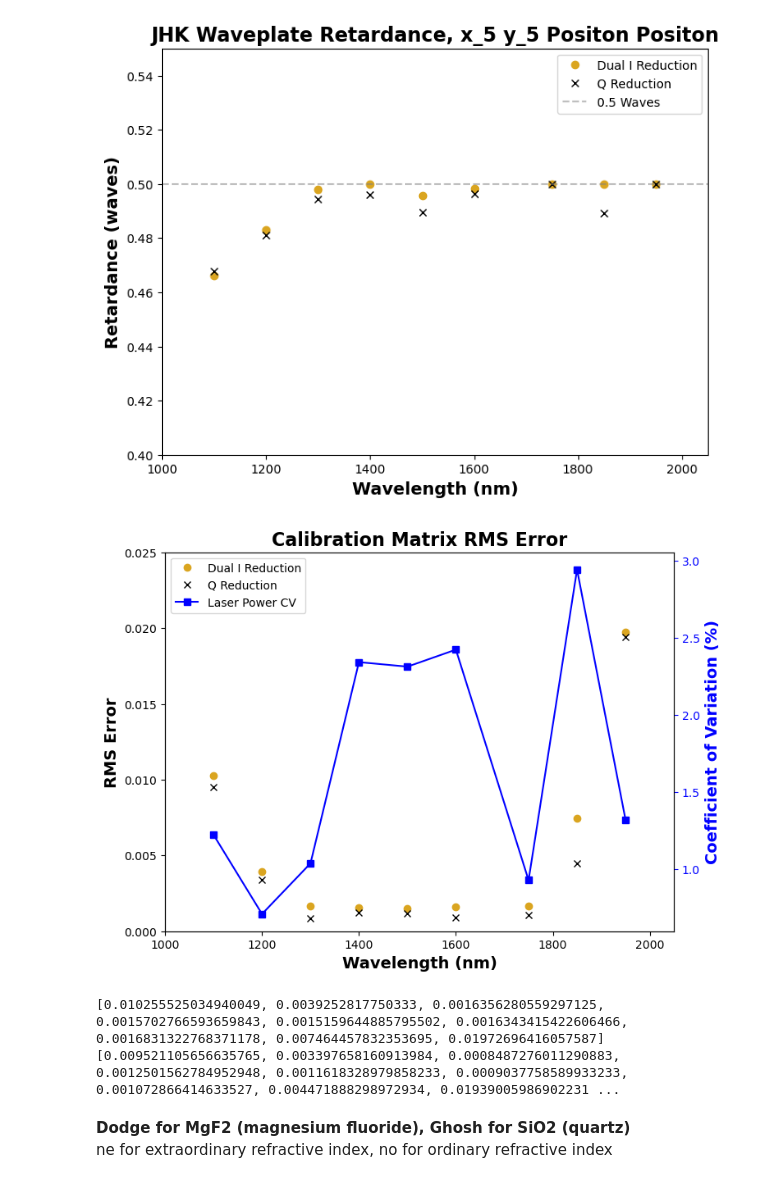
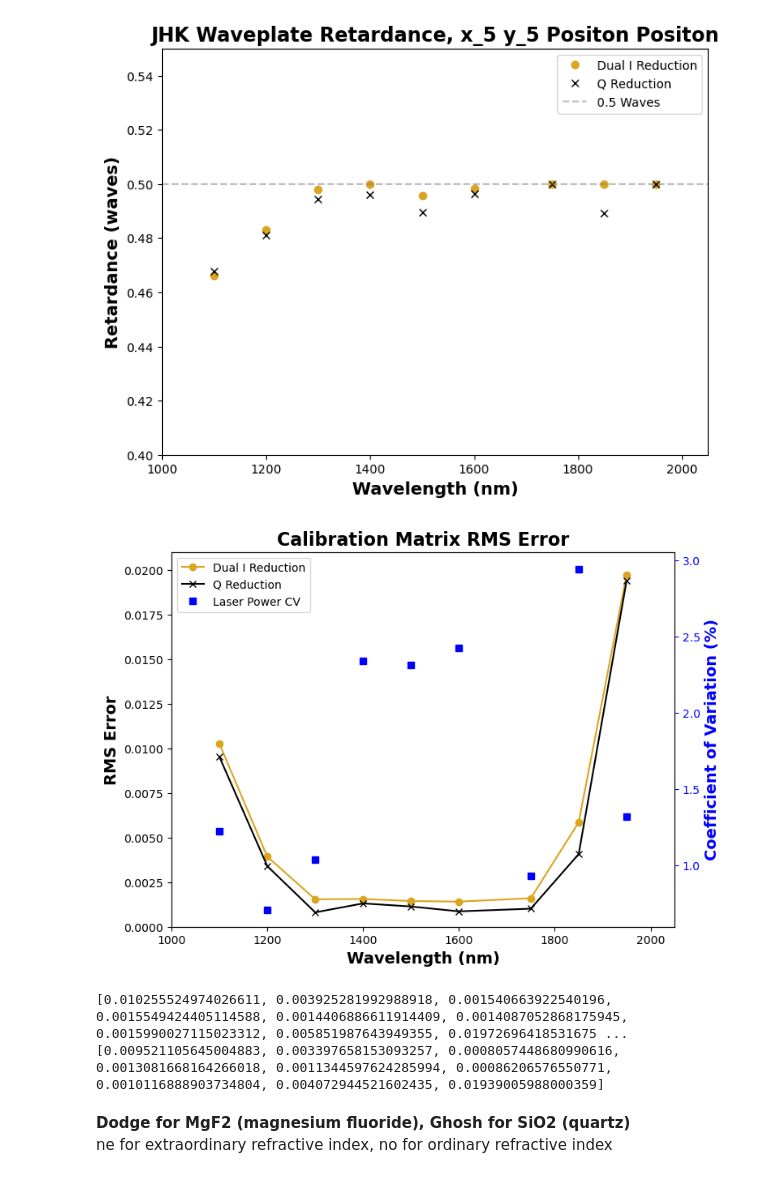
Before and after one commit to wcmelby/wcmelby-HWP_Characterizations, a Jupyter notebook: SuperK_Select_Data/JHK_Plate/JHK_SuperK_Analysis.ipynb, the cells around one changed output. Saved outputs shown, nothing was run; the diff lists cells and outputs as text; code cells hidden in the pictures.

```diff
--- a/SuperK_Select_Data/JHK_Plate/JHK_SuperK_Analysis.ipynb
+++ b/SuperK_Select_Data/JHK_Plate/JHK_SuperK_Analysis.ipynb
@@ -202,14 +185,22 @@ def multi_analysis(wavelengths, cal_results, sample_results, method):
     Parameters
     ----------
     wavelengths : list of input wavelengths, like [1400, 1500, 1600]
-    cal_results : dictionary with calibration data
-    sample_results : dictionary with sample data
+    cal_results : dictionary with calibration data or path to a JSON file
+    sample_results : dictionary with sample data or path to a JSON file
     method : string, 'I' or 'q'. Specifies which method to use for data reduction.
 
     Returns
     -------
     polarimetry_results : A dictionary with the results for each wavelength.
     """
+    # Load JSON data if file paths are provided
+    if isinstance(cal_results, str):
+        with open(cal_results, 'r') as f:
+            cal_results = json.load(f)
+
+    if isinstance(sample_results, str):
+        with open(sample_results, 'r') as f:
+            sample_results = json.load(f)
 
     # Dictionary to store results for each wavelength
     polarimetry_results = {}
@@ -217,13 +208,20 @@ def multi_analysis(wavelengths, cal_results, sample_results, method):
     # Loop over the wavelengths
     for wl in wavelengths:
         # Retrieve extracted data (ensure it has been stored in the `results` dictionary as discussed earlier)
-        Cal_theta = cal_results.get(f'Cal_theta{wl}', np.array([]))
-        Cal_Il = cal_results.get(f'Cal_Il_{wl}', np.array([]))
-        Cal_Ir = cal_results.get(f'Cal_Ir_{wl}', np.array([]))
+        # Cal_theta = cal_results.get(f'Cal_theta{wl}', np.array([]))
+        # Cal_Il = cal_results.get(f'Cal_Il_{wl}', np.array([]))
+        # Cal_Ir = cal_results.get(f'Cal_Ir_{wl}', np.array([]))
 
-        theta = sample_results.get(f'theta{wl}', np.array([]))
-        Il = sample_results.get(f'Il_{wl}', np.array([]))
-        Ir = sample_results.get(f'Ir_{wl}', np.array([]))
+        # theta = sample_results.get(f'theta{wl}', np.array([]))
+        # Il = sample_results.get(f'Il_{wl}', np.array([]))
+        # Ir = sample_results.get(f'Ir_{wl}', np.array([]))
+        Cal_theta = np.array(cal_results.get(f'Cal_theta{wl}', []))
+        Cal_Il = np.array(cal_results.get(f'Cal_Il_{wl}', []))
+        Cal_Ir = np.array(cal_results.get(f'Cal_Ir_{wl}', []))
+
+        theta = np.array(sample_results.get(f'theta{wl}', []))
+        Il = np.array(sample_results.get(f'Il_{wl}', []))
+        Ir = np.array(sample_results.get(f'Ir_{wl}', []))
 
         # Flags for missing data
         calibration_data_missing = any(len(arr) == 0 for arr in [Cal_theta, Cal_Il, Cal_Ir])
@@ -253,6 +251,10 @@ def multi_analysis(wavelengths, cal_results, sample_results, method):
         polarimetry_results[wl] = data
 
     return polarimetry_results
+# %%
+cal_results = './cal_results.json'
+sample_results = './sample_results.json'
+sample_results_x5_y5 = './sample_results_x5_y5.json'
 # %%
 results = multi_analysis([1600], cal_results, sample_results, 'q')
 
@@ -637,36 +639,36 @@ plt.show()
 # %%
 fig, ax1 = plt.subplots(figsize=(8, 6))
 
 # Primary axis (Left Y-axis)
-p1, = ax1.plot(wavelengths, I_RMS_averages, 'o', color='goldenrod', label='Dual I Reduction')
-p2, = ax1.plot(wavelengths, Q_RMS_errors, 'x', color='k', label='Q Reduction')
+p1, = ax1.plot(wavelengths, I_RMS_averages, 'o-', color='goldenrod', label='Dual I Reduction')
+p2, = ax1.plot(wavelengths, Q_RMS_errors, 'x-', color='k', label='Q Reduction')
 
 ax1.set_xlabel('Wavelength (nm)', fontweight='bold', fontsize=14)
 ax1.set_ylabel('RMS Error', fontweight='bold', fontsize=14)
 ax1.set_xlim([1000, 2050])
-ax1.set_ylim([0, 0.025])
+ax1.set_ylim([0, 0.021])
 ax1.set_title('Calibration Matrix RMS Error', fontweight='bold', fontsize=16)
 
 # Secondary axis (Right Y-axis for CV values)
 ax2 = ax1.twinx()
-p3, = ax2.plot(wavelengths, Cal_CV, 's-', color='b', label='Laser Power CV')
+p3, = ax2.plot(wavelengths, Cal_CV, 's', color='b', label='Laser Power CV')
 ax2.set_ylabel('Coefficient of Variation (%)', fontweight='bold', fontsize=14, color='blue')
 ax2.tick_params(axis='y', colors='blue')
 
 # Combine all legend handles and labels into one legend on ax1
 handles = [p1, p2, p3]
 labels = [h.get_label() for h in handles]
 ax1.legend(handles, labels, loc='upper left')
 
 plt.show()
 # %% [output]
-[figure, old version]
+[figure, new version]
 # %%
 print(I_RMS_averages)
 print(Q_RMS_errors)
 # %% [output]
-[0.010255525034940049, 0.0039252817750333, 0.0016356280559297125, 0.0015702766593659843, 0.0015159644885795502, 0.0016343415422606466, 0.0016831322768371178, 0.007464457832353695, 0.01972696416057587]
-[0.009521105656635765, 0.003397658160913984, 0.0008487276011290883, 0.0012501562784952948, 0.0011618328979858233, 0.0009037758589933233, 0.001072866414633527, 0.004471888298972934, 0.01939005986902231 ...
+[0.010255524974026611, 0.003925281992988918, 0.001540663922540196, 0.0015549424405114588, 0.0014406886611914409, 0.0014087052868175945, 0.0015990027115023312, 0.005851987643949355, 0.01972696418531675 ...
+[0.009521105645004883, 0.003397658153093257, 0.0008057448680990616, 0.0013081668164266018, 0.0011344597624285994, 0.00086206576550771, 0.0010116888903734804, 0.004072944521602435, 0.01939005988000359]
 # %% [markdown]
 **Dodge for MgF2 (magnesium fluoride), Ghosh for SiO2 (quartz)** <br>
 ne for extraordinary refractive index, no for ordinary refractive index
```
Also changed, not shown: parts of 24 cells of this notebook, 1 other file.
